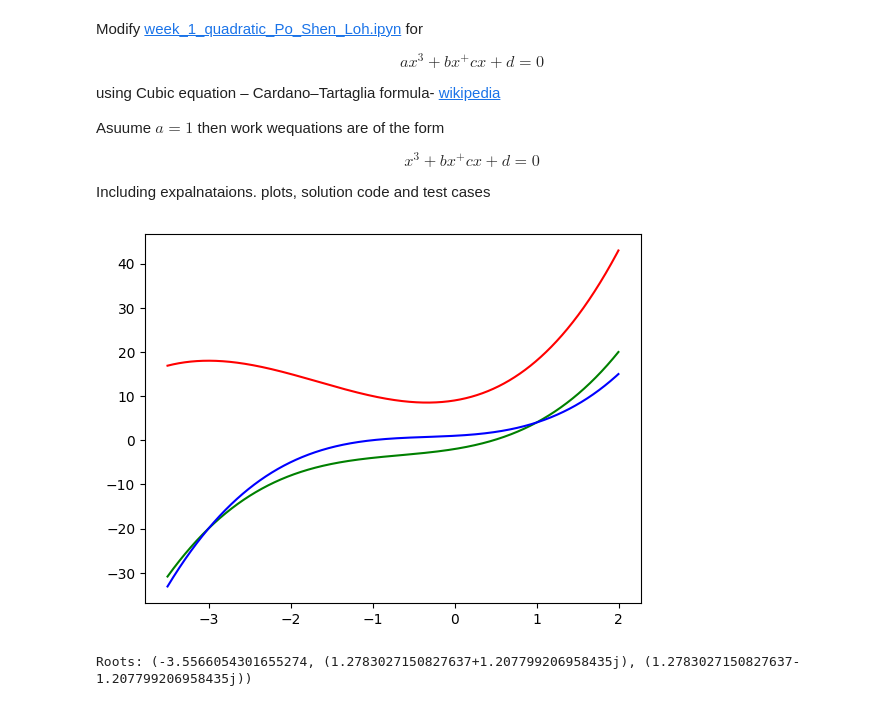
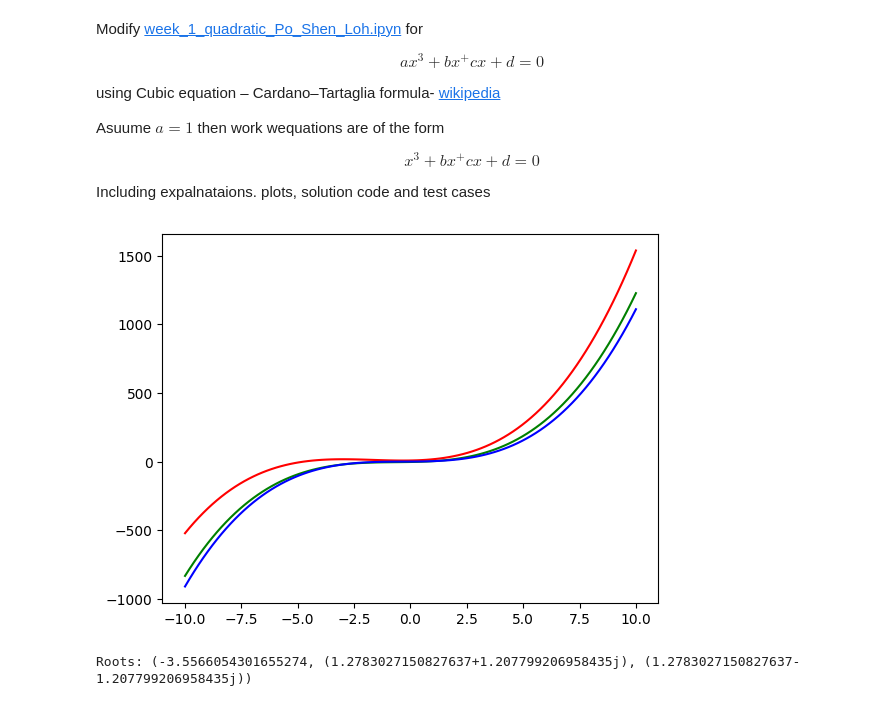
Before and after one commit to dsolisav/MetNumUN2023II, a Jupyter notebook: Lab5/dsolis_group10_CubicEquation.ipynb, the cells around one changed output. Cells and saved outputs as stored; diff of their text form; code cells hidden in the pictures.

```diff
--- a/Lab5/dsolis_group10_CubicEquation.ipynb
+++ b/Lab5/dsolis_group10_CubicEquation.ipynb
@@ -15,33 +15,35 @@ Including expalnataions. plots, solution code and test cases
 # %%
 import numpy as np
 import matplotlib.pyplot as plt
 
 def cubic(b,c,d,x):
     """Calulate the value of the  qubic equation, v = x**3 + bx**2 + c*x +d
 
     Parameters
     ----------
     b, c,d  : float
        Coefficients
 
     Returns
     -------
     v : float """
 
     # ... enter your code here ...
     v = x**3 + b*x**2 + c*x +d
     return v
 
 
+
+x=np.linspace(-10,10,100)
 y = cubic(2,3,-2,x)
 y2 = cubic(5,3,9,x)
 y3 = cubic(1,1,1,x)
 plt.plot(x, y, color="green")
 plt.plot(x, y2, color="red")
 plt.plot(x, y3, color="blue")
 plt.show()
 # %% [output]
-[figure, old version]
+[figure, new version]
 # %%
 import math
 import numpy as np
```
